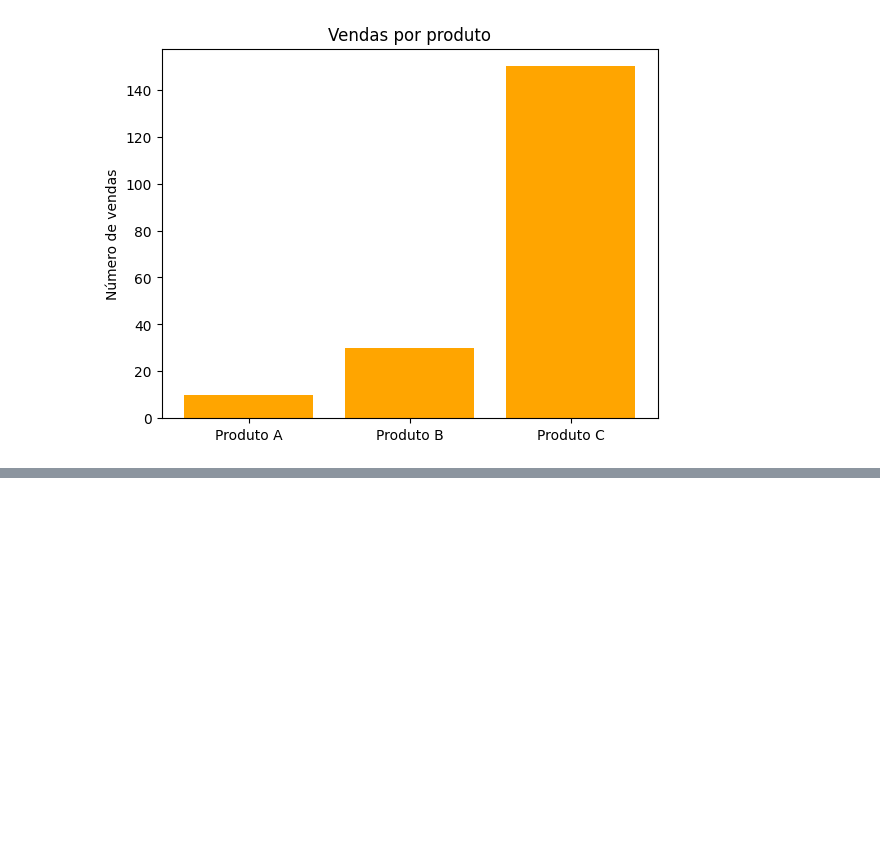
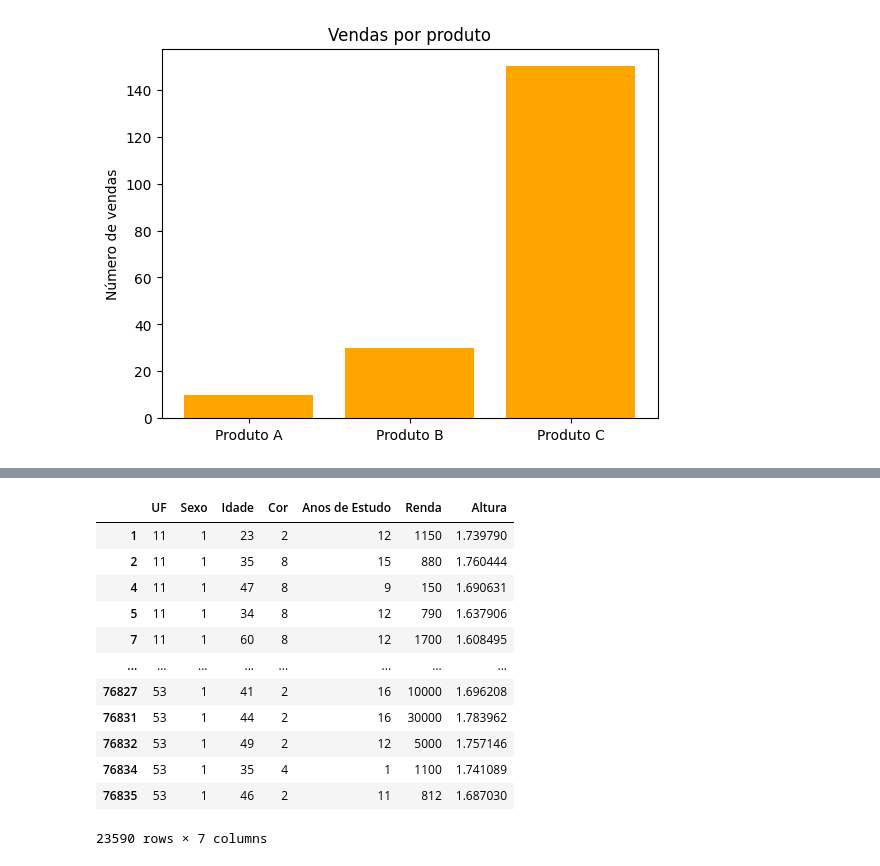
Before and after one commit to Otavioazeved/Vizualiza-o-de-Dados, a Jupyter notebook: Eletiva.ipynb, the cells around one changed output, grey strips where cells are left out. Cells and saved outputs as stored; diff of their text form; code cells hidden in the pictures; blank space fills up the shorter version.

```diff
--- a/Eletiva.ipynb
+++ b/Eletiva.ipynb
@@ -44,0 +117,20 @@ plt.show();
+# %%
+import pandas as pd
+import numpy as np
+df = pd.read_csv('dados.csv')
+df_mulheres = df[df['Sexo'] == 1]
+df_mulheres
+# %% [output]
+|  | UF | Sexo | Idade | Cor | Anos de Estudo | Renda | Altura |
+| 1 | 11 | 1 | 23 | 2 | 12 | 1150 | 1.739790 |
+| 2 | 11 | 1 | 35 | 8 | 15 | 880 | 1.760444 |
+| 4 | 11 | 1 | 47 | 8 | 9 | 150 | 1.690631 |
+| 5 | 11 | 1 | 34 | 8 | 12 | 790 | 1.637906 |
+| 7 | 11 | 1 | 60 | 8 | 12 | 1700 | 1.608495 |
+| ... | ... | ... | ... | ... | ... | ... | ... |
+| 76827 | 53 | 1 | 41 | 2 | 16 | 10000 | 1.696208 |
+| 76831 | 53 | 1 | 44 | 2 | 16 | 30000 | 1.783962 |
+| 76832 | 53 | 1 | 49 | 2 | 12 | 5000 | 1.757146 |
+| 76834 | 53 | 1 | 35 | 4 | 1 | 1100 | 1.741089 |
+| 76835 | 53 | 1 | 46 | 2 | 11 | 812 | 1.687030 |
+23590 rows × 7 columns
```
Also changed, not shown: parts of 9 cells of this notebook.
